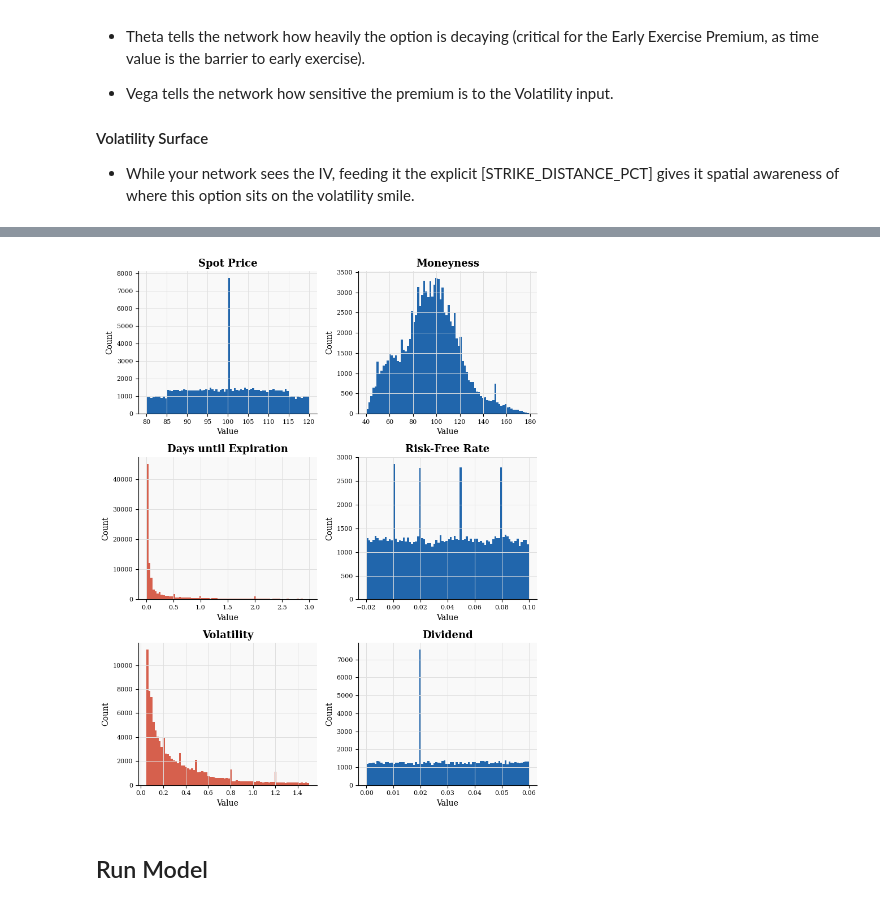
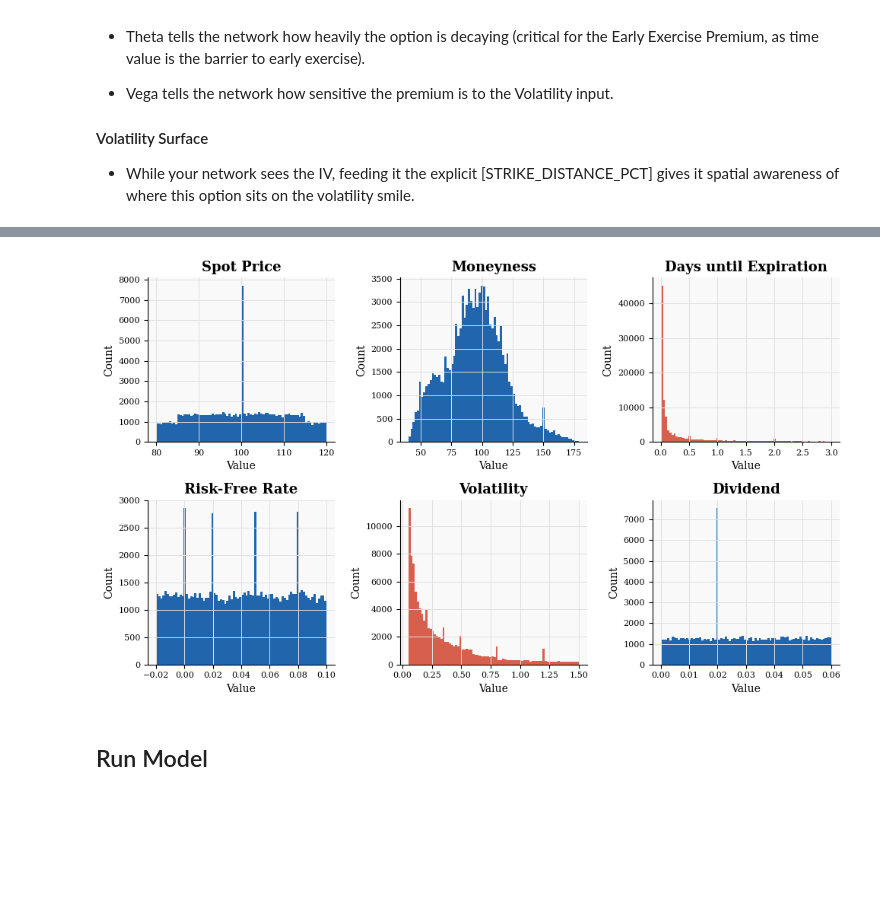
Before and after one commit to samuelescarfone/Capstone_Realtime_Option_Pricing, a Jupyter notebook: main.ipynb, the cells around one changed output, grey strips where cells are left out. Cells and saved outputs as stored; diff of their text form; code cells hidden in the pictures; blank space fills up the shorter version.

```diff
--- a/main.ipynb
+++ b/main.ipynb
@@ -935,42 +936,42 @@ Prepare dataset with computed columns
 | 3 | 103.946339 | 74.578482 | 0.026670 | 0.080711 | 1.249259 | 0.024876 | 0.332023 | 0.163310 | 1 | 29.841740 | ... |
 | 4 | 86.240746 | 43.724145 | 1.371807 | 0.003343 | 0.064503 | 0.041627 | 0.679242 | 1.171242 | 1 | 37.929901 | ... |
 # %%
-fig, axes = plt.subplots(3, 2, figsize=(8, 10))
+fig, axes = plt.subplots(2, 3, figsize=(10, 6))
 
 axes[0][0].hist(df["S"], bins=80, color=blue, edgecolor="none")
 axes[0][0].set_title("Spot Price", fontsize=13)
 axes[0][0].set_xlabel("Value")
 axes[0][0].set_ylabel("Count")
 
 axes[0][1].hist(df["K"], bins=80, color=blue, edgecolor="none")
 axes[0][1].set_title("Moneyness", fontsize=13)
 axes[0][1].set_xlabel("Value")
 axes[0][1].set_ylabel("Count")
 
-axes[1][0].hist(df["T"], bins=80, color=red, edgecolor="none")
-axes[1][0].set_title("Days until Expiration", fontsize=13)
+axes[0][2].hist(df["T"], bins=80, color=red, edgecolor="none")
+axes[0][2].set_title("Days until Expiration", fontsize=13)
+axes[0][2].set_xlabel("Value")
+axes[0][2].set_ylabel("Count")
+
+axes[1][0].hist(df["r"], bins=80, color=blue, edgecolor="none")
+axes[1][0].set_title("Risk-Free Rate", fontsize=13)
 axes[1][0].set_xlabel("Value")
 axes[1][0].set_ylabel("Count")
 
-axes[1][1].hist(df["r"], bins=80, color=blue, edgecolor="none")
-axes[1][1].set_title("Risk-Free Rate", fontsize=13)
+axes[1][1].hist(df["sigma"], bins=80, color=red, edgecolor="none")
+axes[1][1].set_title("Volatility", fontsize=13)
 axes[1][1].set_xlabel("Value")
 axes[1][1].set_ylabel("Count")
 
-axes[2][0].hist(df["sigma"], bins=80, color=red, edgecolor="none")
-axes[2][0].set_title("Volatility", fontsize=13)
-axes[2][0].set_xlabel("Value")
-axes[2][0].set_ylabel("Count")
-
-axes[2][1].hist(df["q"], bins=80, color=blue, edgecolor="none")
-axes[2][1].set_title("Dividend", fontsize=13)
-axes[2][1].set_xlabel("Value")
-axes[2][1].set_ylabel("Count")
+axes[1][2].hist(df["q"], bins=80, color=blue, edgecolor="none")
+axes[1][2].set_title("Dividend", fontsize=13)
+axes[1][2].set_xlabel("Value")
+axes[1][2].set_ylabel("Count")
 
 plt.tight_layout()
 plt.show()
 # %% [output]
-[figure, old version]
+[figure, new version]
 # %% [markdown]
 ## Run Model
 # %%
```
Also changed, not shown: parts of 17 cells of this notebook.
